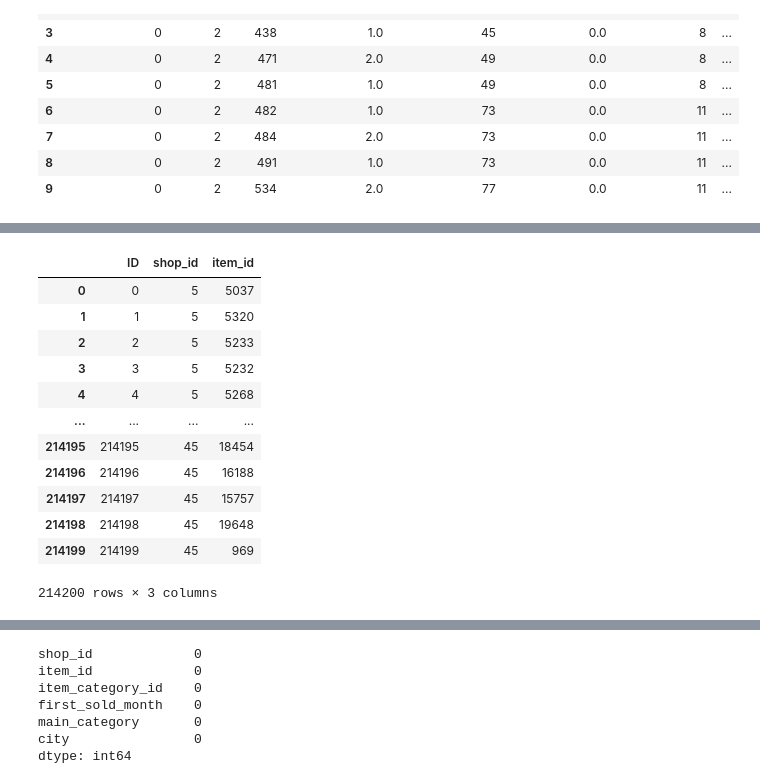
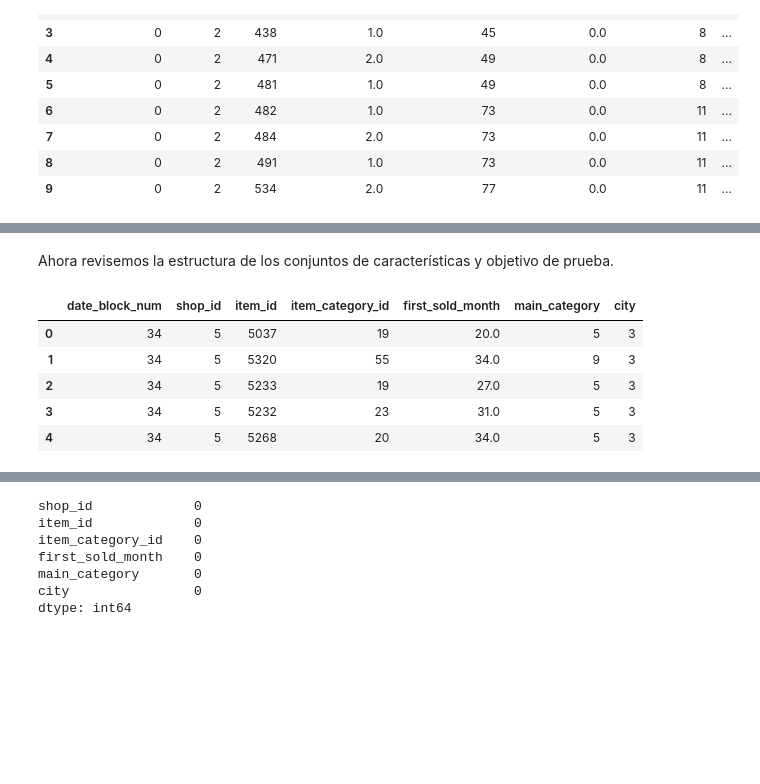
Before and after one commit to emmcors/modelo_regresion, a Jupyter notebook: future_sales.ipynb, the cells around one changed output, grey strips where cells are left out. Cells and saved outputs as stored; diff of their text form; code cells hidden in the pictures; blank space fills up the shorter version.

```diff
--- a/future_sales.ipynb
+++ b/future_sales.ipynb
@@ -769,17 +769,12 @@ Index: []
+# %% [markdown]
+Ahora revisemos la estructura de los conjuntos de características y objetivo de prueba.
 # %%
-test_features
+test_features.head()
 # %% [output]
-|  | ID | shop_id | item_id |
-| 0 | 0 | 5 | 5037 |
-| 1 | 1 | 5 | 5320 |
-| 2 | 2 | 5 | 5233 |
-| 3 | 3 | 5 | 5232 |
-| 4 | 4 | 5 | 5268 |
-| ... | ... | ... | ... |
-| 214195 | 214195 | 45 | 18454 |
-| 214196 | 214196 | 45 | 16188 |
-| 214197 | 214197 | 45 | 15757 |
-| 214198 | 214198 | 45 | 19648 |
-| 214199 | 214199 | 45 | 969 |
+|  | date_block_num | shop_id | item_id | item_category_id | first_sold_month | main_category | city |
+| 0 | 34 | 5 | 5037 | 19 | 20.0 | 5 | 3 |
+| 1 | 34 | 5 | 5320 | 55 | 34.0 | 9 | 3 |
+| 2 | 34 | 5 | 5233 | 19 | 27.0 | 5 | 3 |
+| 3 | 34 | 5 | 5232 | 23 | 31.0 | 5 | 3 |
+| 4 | 34 | 5 | 5268 | 20 | 34.0 | 5 | 3 |
-214200 rows × 3 columns
 # %%
```
Also changed, not shown: parts of 14 cells of this notebook.
